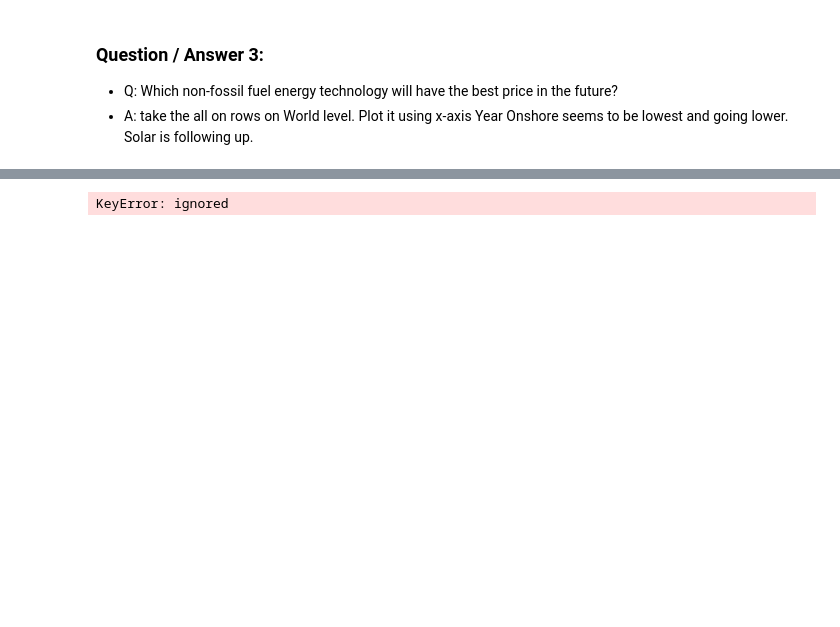
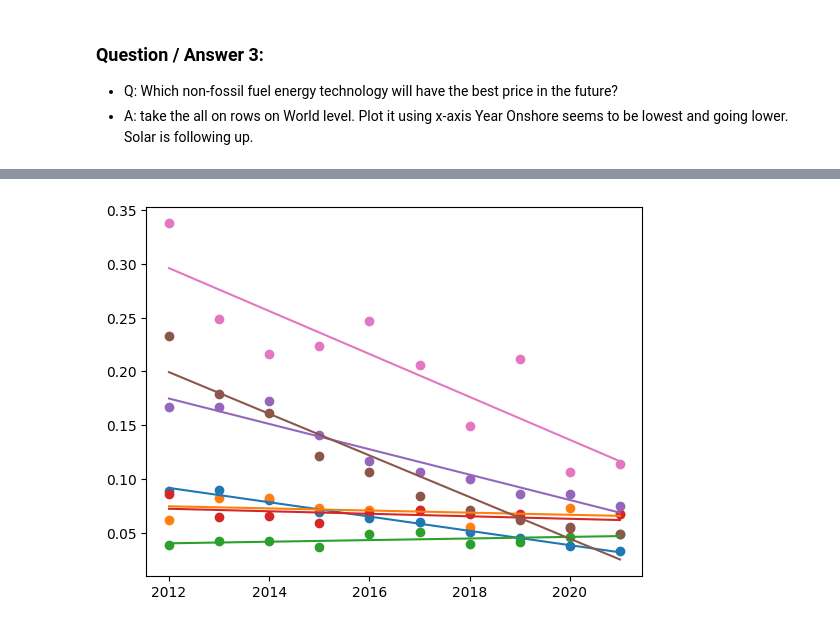
Before and after one commit to ayuksekdag/winacademy_python_dna, a Jupyter notebook: final_assignment/final_co2Project.ipynb, the cells around one changed output, grey strips where cells are left out. Drawn from its saved outputs; the diff is of its cells as text; code cells hidden in the pictures; blank space fills up the shorter version.

```diff
--- a/final_assignment/final_co2Project.ipynb
+++ b/final_assignment/final_co2Project.ipynb
@@ -347,42 +364,21 @@ prep3 = (
-# %%
-import pandas as pd
-import numpy as np
-import matplotlib.pyplot as plt
-from sklearn.model_selection import train_test_split
-from sklearn.linear_model import LinearRegression
-from sklearn.metrics import mean_squared_error
-
-# Load the CSV file into a pandas DataFrame
-
-# Display the first few rows of the DataFrame
-# Select the relevant columns for the linear regression
-# Assuming you have 'Year' and 'Average LCOE (USD per MWh)' columns
-X = prep3[['Year']]
-y = prep3['Onshore wind levelized cost of energy']
-
-
-
-# Split the data into training and testing sets
-X_train, X_test, y_train, y_test = train_test_split(X, y, test_size=0.2, random_state=42)
-
-# Create a Multiple Linear Regression model
-model = LinearRegression()
-
-# Train the model
-model.fit(X_train, y_train)
-
-# Make predictions on the test set
-y_pred = model.predict(X_test)
-
-# Evaluate the model
-mse = mean_squared_error(y_test, y_pred)
-print(f"Mean Squared Error: {mse}")
-
-# Plot the predicted values against the actual values
-plt.scatter(y_test, y_pred, alpha=0.7)
-plt.title('Actual vs. Predicted Values')
-plt.xlabel('Actual Values')
-plt.ylabel('Predicted Values')
-plt.show()
-# %% [output]
-KeyError: ignored
+# %%
+measure_list = {'Bioenergy levelized cost of energy',
+                'Geothermal levelized cost of energy'
+                ,'Offshore wind levelized cost of energy',
+                'Solar photovoltaic levelized cost of energy',
+                'Concentrated solar power levelized cost of energy',
+                'Hydropower levelized cost of energy',
+                'Onshore wind levelized cost of energy'}
+
+# #loop for every county
+for i, measure in enumerate(measure_list):
+  X = prep3[['Year']]
+  Y = prep3[measure]
+  linear_regressor = LinearRegression()  # create object for the class
+  linear_regressor.fit(X, Y)  # perform linear regression
+  Y_pred = linear_regressor.predict(X)  # make predictions
+  plt.scatter(X, Y)
+  plt.plot(X, Y_pred)
+plt.show()
+# %% [output]
+[figure, added]
```
Also changed, not shown: parts of 3 cells of this notebook.
